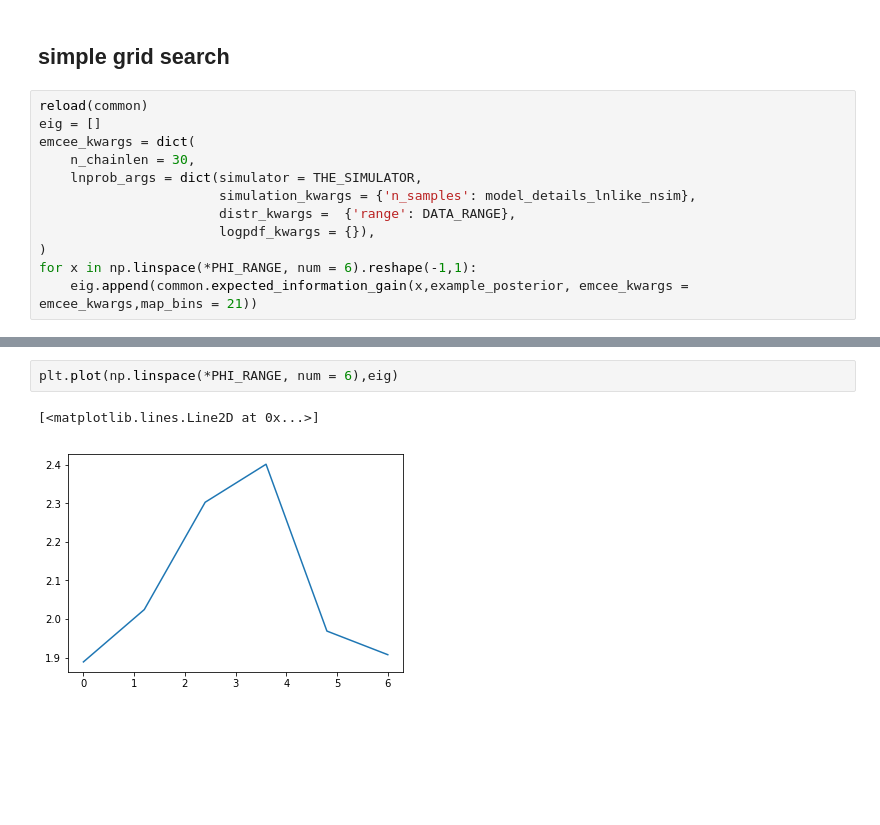
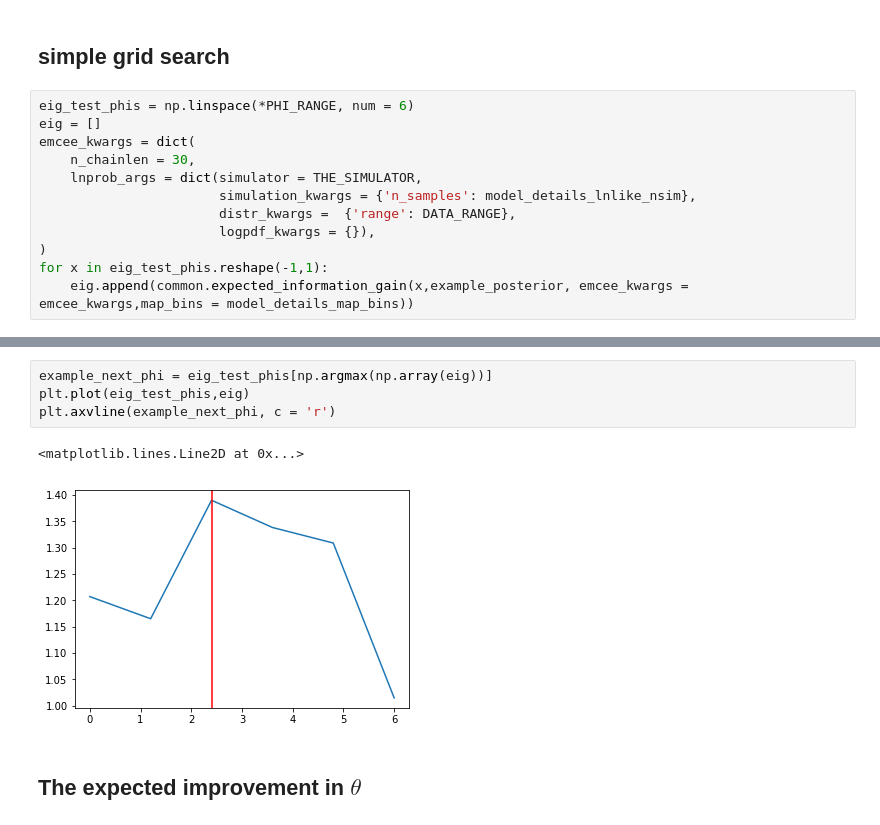
Before and after one commit to cranmer/active_sciencing, a Jupyter notebook: clean/active_gaussian.ipynb, the cells around one changed output, grey strips where cells are left out. Cells and saved outputs as stored; diff of their text form; blank space fills up the shorter version.

```diff
--- a/clean/active_gaussian.ipynb
+++ b/clean/active_gaussian.ipynb
@@ -152,7 +153,7 @@ plt.axvline(example_posterior.map(bins = 20), c = 'k')
 # %% [markdown]
 ## simple grid search
 # %%
-reload(common)
+eig_test_phis = np.linspace(*PHI_RANGE, num = 6)
 eig = []
 emcee_kwargs = dict(
     n_chainlen = 30,
@@ -161,5 +162,5 @@ emcee_kwargs = dict(
                        distr_kwargs =  {'range': DATA_RANGE},
                        logpdf_kwargs = {}),
 )
-for x in np.linspace(*PHI_RANGE, num = 6).reshape(-1,1):
-    eig.append(common.expected_information_gain(x,example_posterior, emcee_kwargs = emcee_kwargs,map_bins = 21))
+for x in eig_test_phis.reshape(-1,1):
+    eig.append(common.expected_information_gain(x,example_posterior, emcee_kwargs = emcee_kwargs,map_bins = model_details_map_bins))
@@ -184,5 +167,9 @@ simulating with  1.14285714286 6.0
-# %%
-plt.plot(np.linspace(*PHI_RANGE, num = 6),eig)
-# %% [output]
-[<matplotlib.lines.Line2D at 0x...>]
-[figure, removed]
+# %%
+example_next_phi = eig_test_phis[np.argmax(np.array(eig))]
+plt.plot(eig_test_phis,eig)
+plt.axvline(example_next_phi, c = 'r')
+# %% [output]
+<matplotlib.lines.Line2D at 0x...>
+[figure, added]
+# %% [markdown]
+## The expected improvement in $\theta$
```
Also changed, not shown: parts of 11 cells of this notebook, 3 other files.
